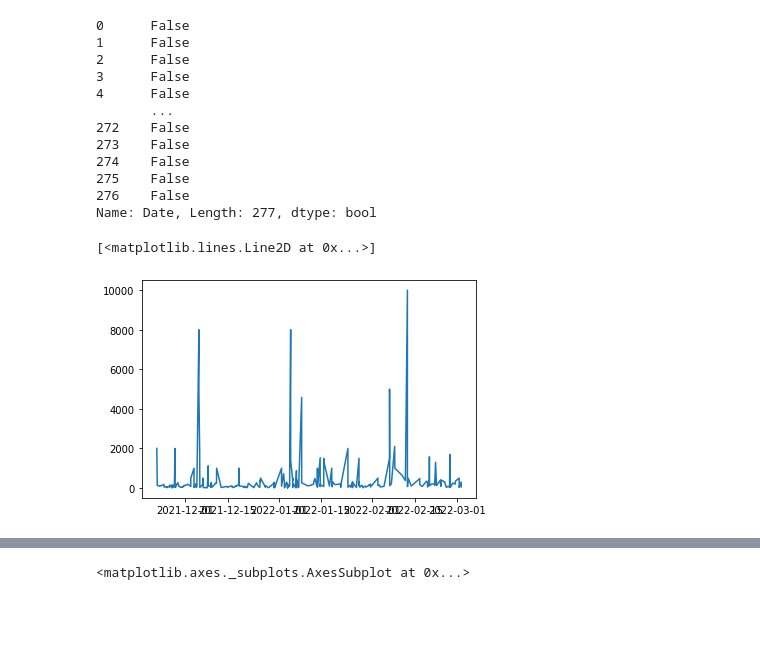
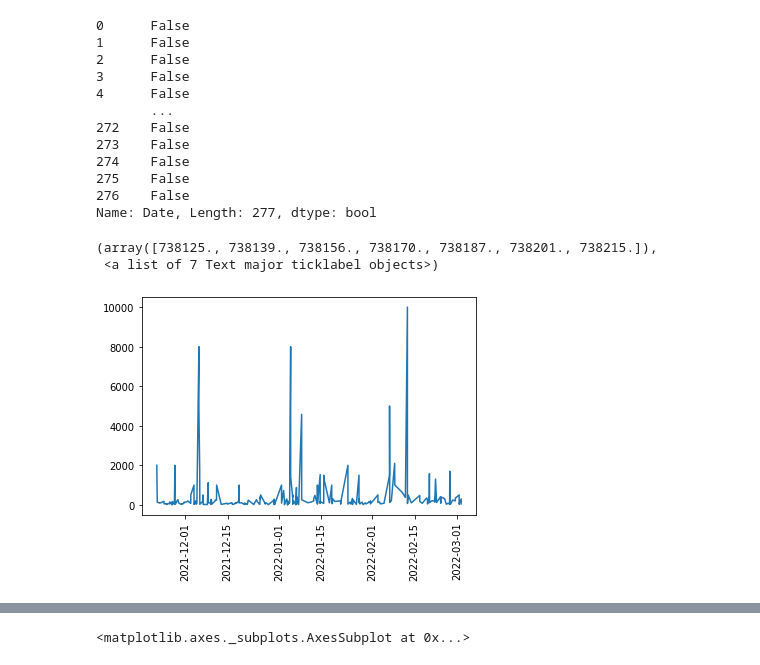
Before and after one commit to Pritush09/Pandas-and-its-functions-detailed, a Jupyter notebook: Sesssion_22_date_and_time_in_pandas.ipynb, the cells around one changed output, grey strips where cells are left out. Drawn from its saved outputs; the diff is of its cells as text; code cells hidden in the pictures; blank space fills up the shorter version.

```diff
--- a/Sesssion_22_date_and_time_in_pandas.ipynb
+++ b/Sesssion_22_date_and_time_in_pandas.ipynb
@@ -338,10 +338,12 @@ Name: Date, Length: 277, dtype: bool
 # %%
 # plot graph
 import matplotlib.pyplot as plt
 plt.plot(df['Date'],df['INR'])
+plt.xticks(rotation=90)
 # %% [output]
-[<matplotlib.lines.Line2D at 0x...>]
+(array([738125., 738139., 738156., 738170., 738187., 738201., 738215.]),
+ <a list of 7 Text major ticklabel objects>)
-[figure, old version]
+[figure, new version]
 # %%
 # day name wise bar chart/month wise bar chart
 
```
